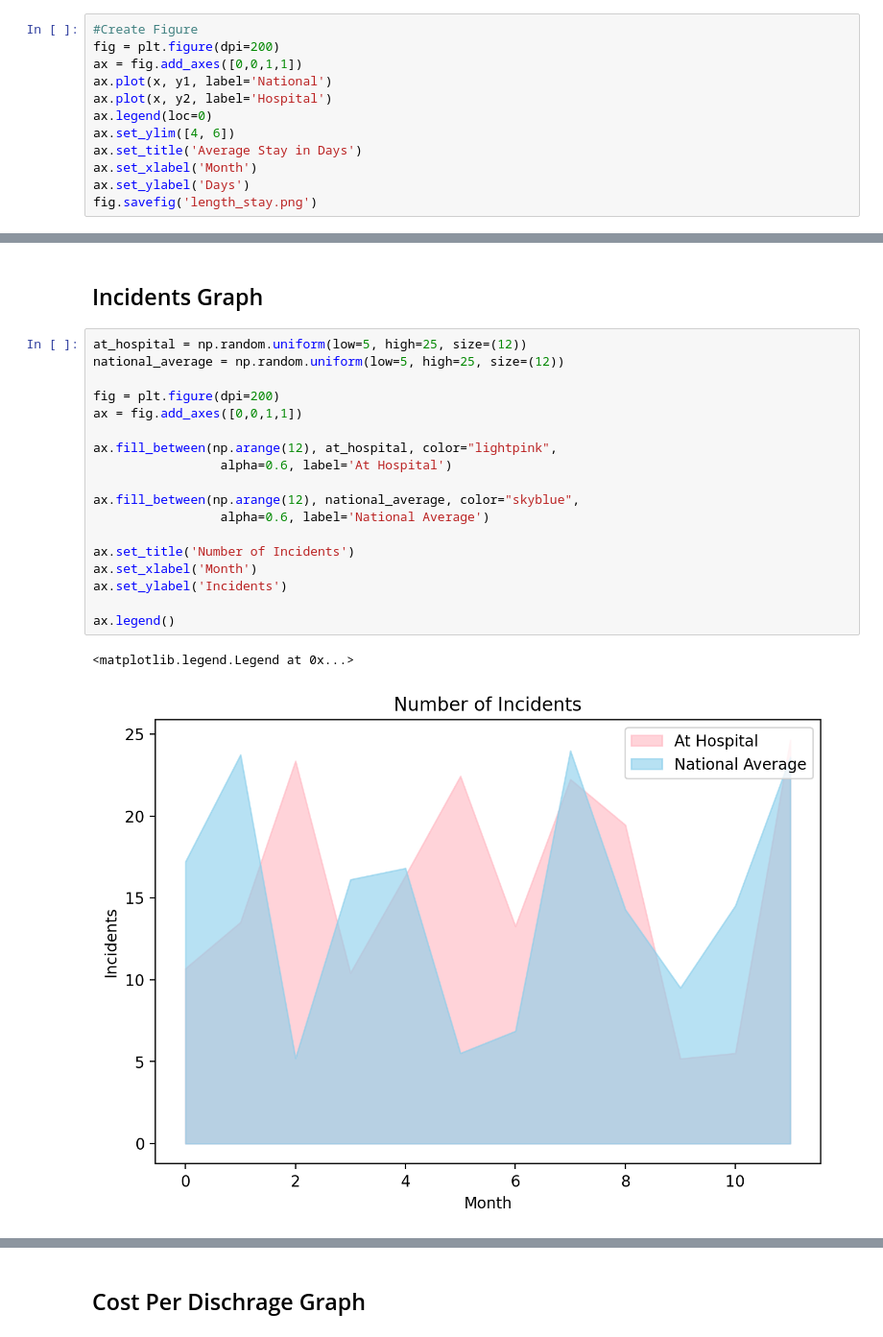
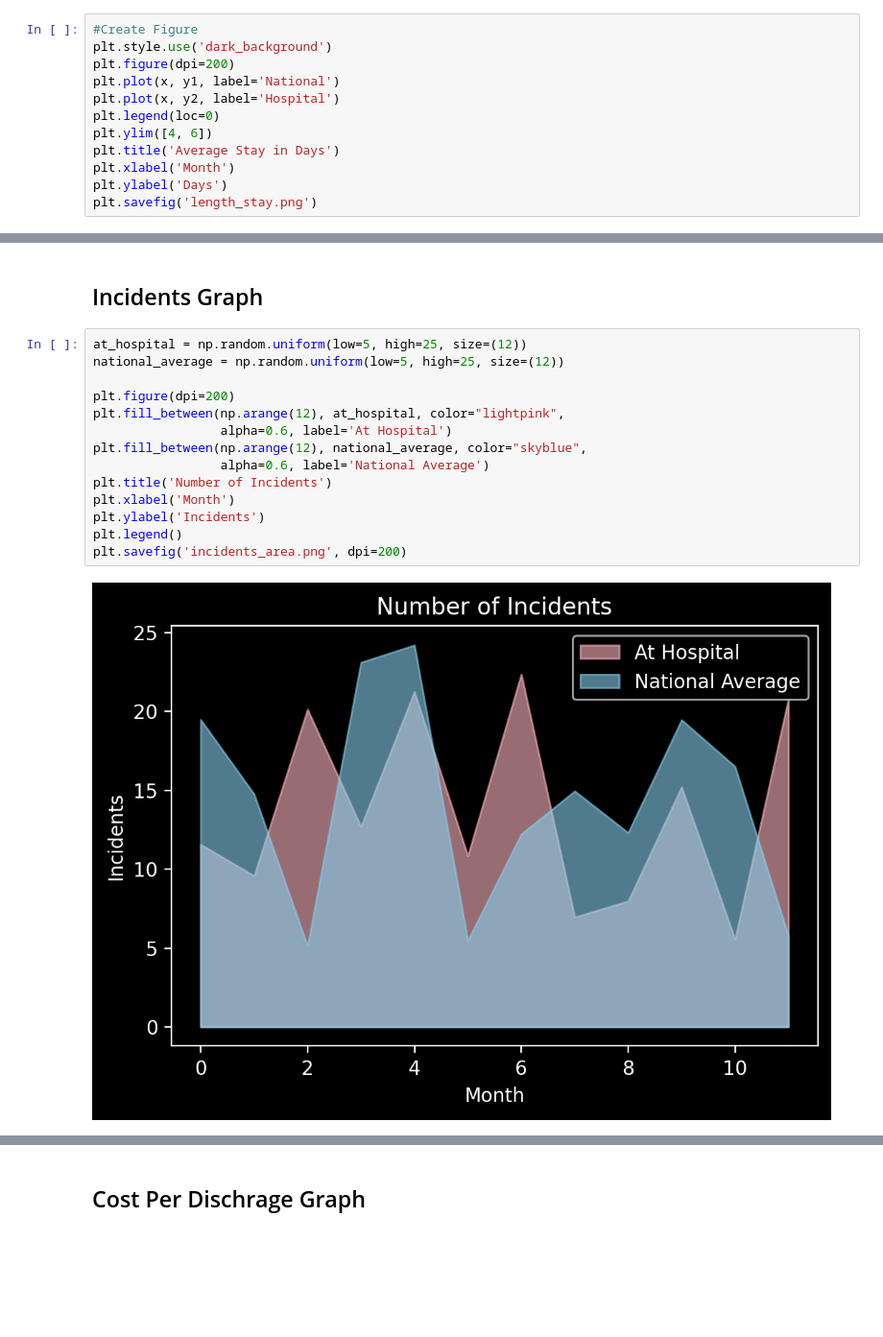
Before and after one commit to ryanschuerkamp/HackDavis2021, a Jupyter notebook: Visualizations.ipynb, the cells around one changed output, grey strips where cells are left out. Shown at 96% size. Drawn from its saved outputs; the diff is of its cells as text; blank space fills up the shorter version.

```diff
--- a/Visualizations.ipynb
+++ b/Visualizations.ipynb
@@ -15,14 +15,14 @@ y2 = y1[::-1]
 ## Average Stay Graph
 # %%
 #Create Figure
-fig = plt.figure(dpi=200)
-ax = fig.add_axes([0,0,1,1])
-ax.plot(x, y1, label='National')
-ax.plot(x, y2, label='Hospital')
-ax.legend(loc=0)
-ax.set_ylim([4, 6])
-ax.set_title('Average Stay in Days')
-ax.set_xlabel('Month')
-ax.set_ylabel('Days')
-fig.savefig('length_stay.png')
+plt.style.use('dark_background')
+plt.figure(dpi=200)
+plt.plot(x, y1, label='National')
+plt.plot(x, y2, label='Hospital')
+plt.legend(loc=0)
+plt.ylim([4, 6])
+plt.title('Average Stay in Days')
+plt.xlabel('Month')
+plt.ylabel('Days')
+plt.savefig('length_stay.png')
 # %% [output]
@@ -100,21 +83,16 @@ fig.savefig('medicine_supply_bargraph.png', dpi=200)
 # %%
 at_hospital = np.random.uniform(low=5, high=25, size=(12))
 national_average = np.random.uniform(low=5, high=25, size=(12))
 
-fig = plt.figure(dpi=200)
-ax = fig.add_axes([0,0,1,1])
-
-ax.fill_between(np.arange(12), at_hospital, color="lightpink",
+plt.figure(dpi=200)
+plt.fill_between(np.arange(12), at_hospital, color="lightpink",
                  alpha=0.6, label='At Hospital')
-
-ax.fill_between(np.arange(12), national_average, color="skyblue",
+plt.fill_between(np.arange(12), national_average, color="skyblue",
                  alpha=0.6, label='National Average')
-
-ax.set_title('Number of Incidents')
-ax.set_xlabel('Month')
-ax.set_ylabel('Incidents')
-
-ax.legend()
+plt.title('Number of Incidents')
+plt.xlabel('Month')
+plt.ylabel('Incidents')
+plt.legend()
+plt.savefig('incidents_area.png', dpi=200)
 # %% [output]
-<matplotlib.legend.Legend at 0x...>
-[figure, old version]
+[figure, new version]
```
Also changed, not shown: parts of 11 cells of this notebook, 8 other files.
